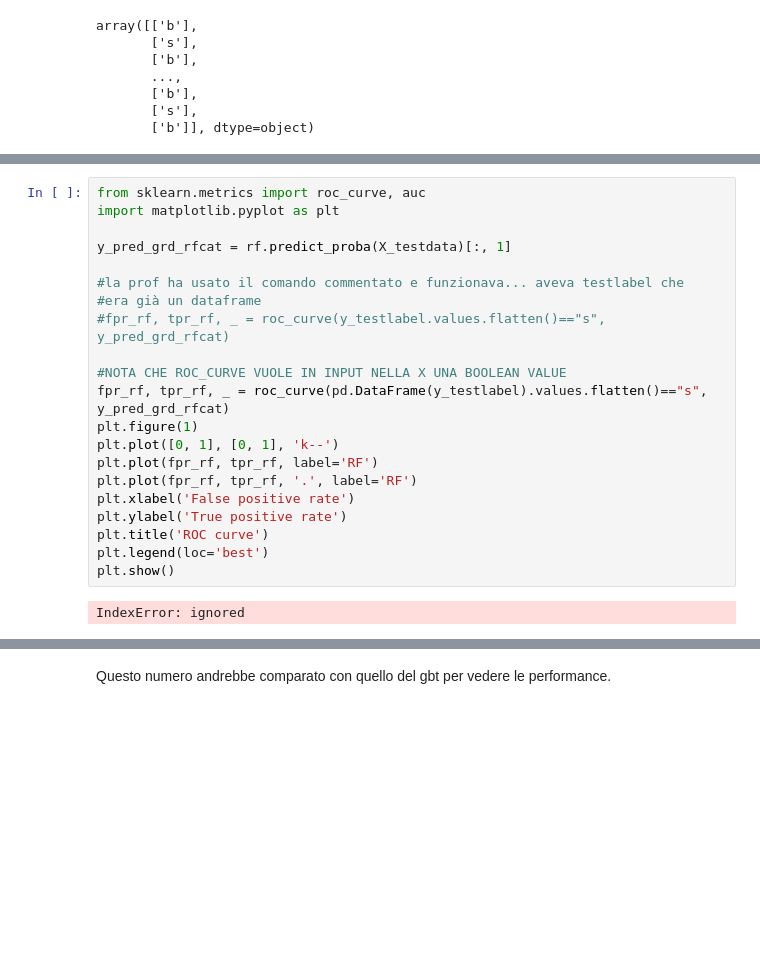
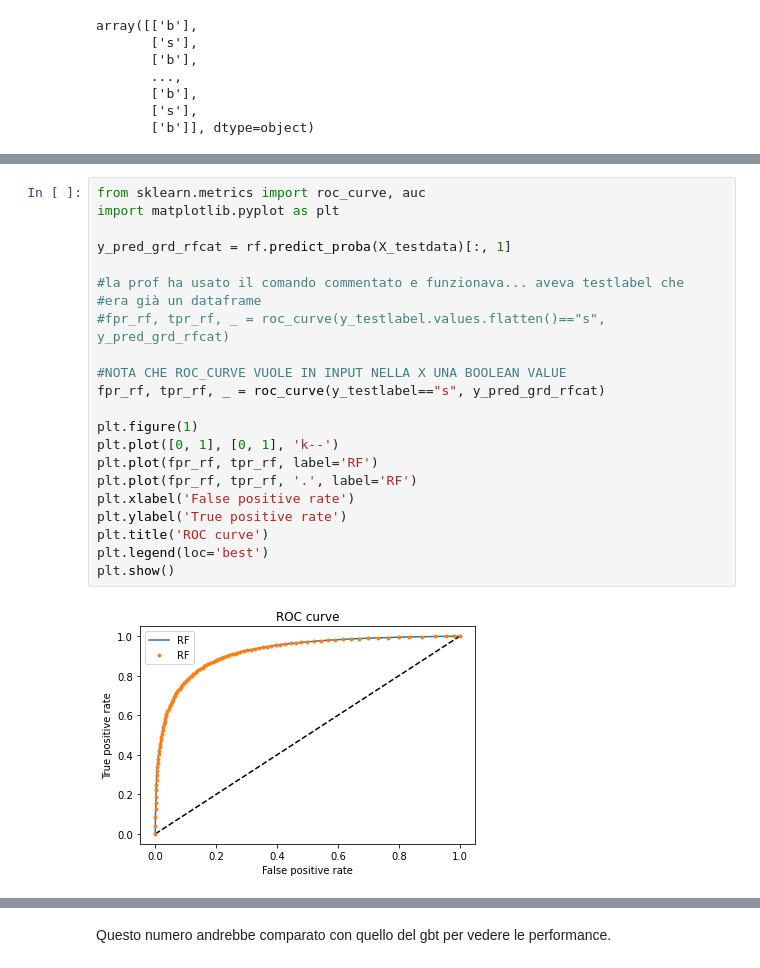
Before and after one commit to FedeleDelvecchio/MLPNS, a Jupyter notebook: Class/Lez15_15042021.ipynb, the cells around one changed output, grey strips where cells are left out. Drawn from its saved outputs; the diff is of its cells as text; blank space fills up the shorter version.

```diff
--- a/Class/Lez15_15042021.ipynb
+++ b/Class/Lez15_15042021.ipynb
@@ -588,25 +628,26 @@ array([['b'],
 # %%
 from sklearn.metrics import roc_curve, auc
 import matplotlib.pyplot as plt
 
 y_pred_grd_rfcat = rf.predict_proba(X_testdata)[:, 1]
 
 #la prof ha usato il comando commentato e funzionava... aveva testlabel che
 #era già un dataframe
 #fpr_rf, tpr_rf, _ = roc_curve(y_testlabel.values.flatten()=="s", y_pred_grd_rfcat)
 
 #NOTA CHE ROC_CURVE VUOLE IN INPUT NELLA X UNA BOOLEAN VALUE
-fpr_rf, tpr_rf, _ = roc_curve(pd.DataFrame(y_testlabel).values.flatten()=="s", y_pred_grd_rfcat)
+fpr_rf, tpr_rf, _ = roc_curve(y_testlabel=="s", y_pred_grd_rfcat)
+
 plt.figure(1)
 plt.plot([0, 1], [0, 1], 'k--')
 plt.plot(fpr_rf, tpr_rf, label='RF')
 plt.plot(fpr_rf, tpr_rf, '.', label='RF')
 plt.xlabel('False positive rate')
 plt.ylabel('True positive rate')
 plt.title('ROC curve')
 plt.legend(loc='best')
 plt.show()
 # %% [output]
-IndexError: ignored
+[figure, added]
 # %%
 auc(pd.DataFrame(y_testlabel).values.flatten()=="s", y_pred_grd_rfcat)
```
Also changed, not shown: parts of 26 cells of this notebook.
